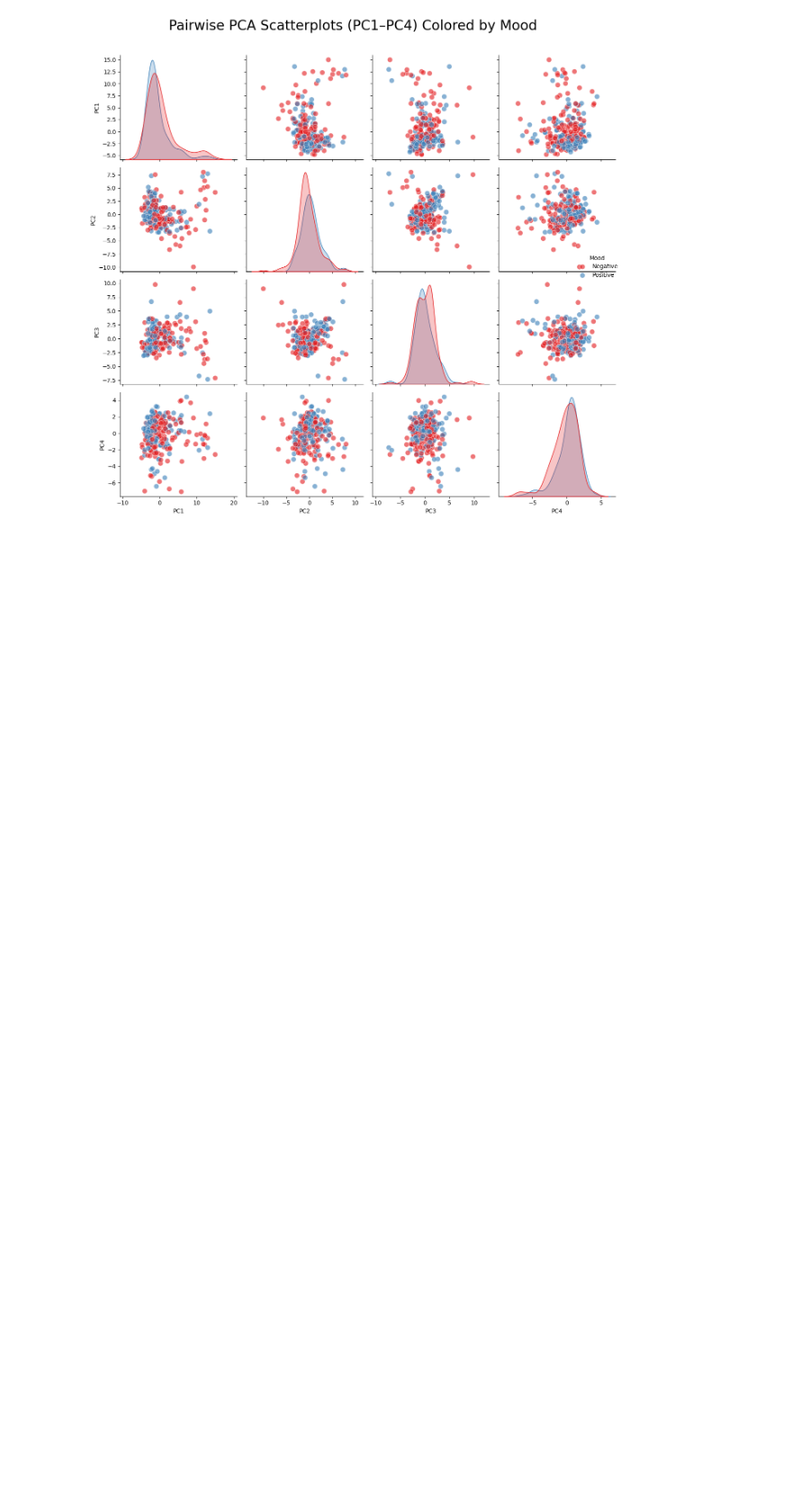
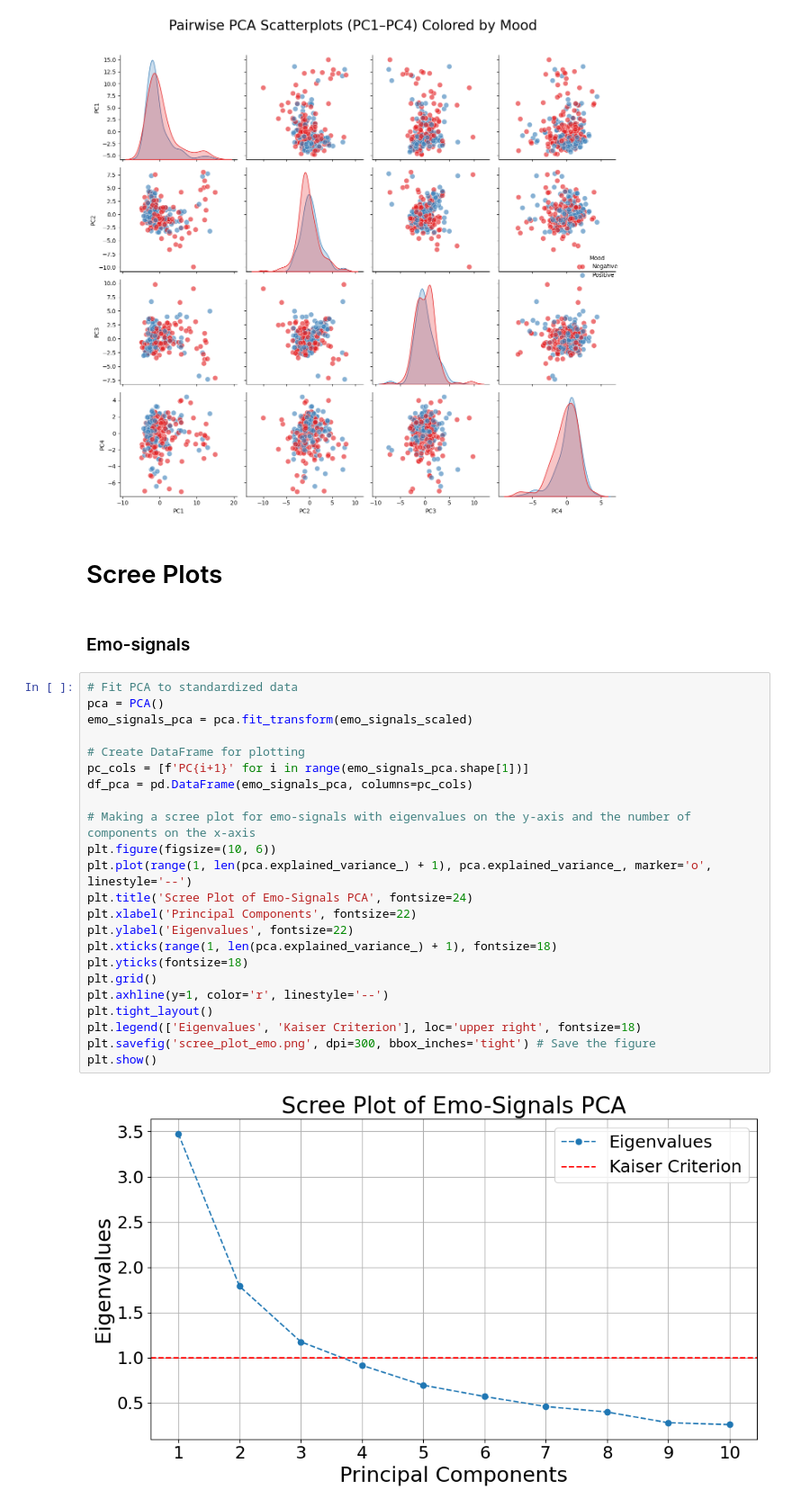
Before and after one commit to AntonWangDTU/case_2, a Jupyter notebook: src_johan/case_2_positive_negative.ipynb, the cells around one changed output. Shown at 90% size. Drawn from its saved outputs; the diff is of its cells as text; blank space fills up the shorter version.

Commit message:
scree

```diff
--- a/src_johan/case_2_positive_negative.ipynb
+++ b/src_johan/case_2_positive_negative.ipynb
@@ -709,3 +709,32 @@ plt.tight_layout()
 plt.show()
 # %% [output]
 [figure]
+# %% [markdown]
+# Scree Plots
+# %% [markdown]
+### Emo-signals
+# %%
+# Fit PCA to standardized data
+pca = PCA()
+emo_signals_pca = pca.fit_transform(emo_signals_scaled)
+
+# Create DataFrame for plotting
+pc_cols = [f'PC{i+1}' for i in range(emo_signals_pca.shape[1])]
+df_pca = pd.DataFrame(emo_signals_pca, columns=pc_cols)
+
+# Making a scree plot for emo-signals with eigenvalues on the y-axis and the number of components on the x-axis
+plt.figure(figsize=(10, 6))
+plt.plot(range(1, len(pca.explained_variance_) + 1), pca.explained_variance_, marker='o', linestyle='--')
+plt.title('Scree Plot of Emo-Signals PCA', fontsize=24)
+plt.xlabel('Principal Components', fontsize=22)
+plt.ylabel('Eigenvalues', fontsize=22)
+plt.xticks(range(1, len(pca.explained_variance_) + 1), fontsize=18)
+plt.yticks(fontsize=18)
+plt.grid()
+plt.axhline(y=1, color='r', linestyle='--')
+plt.tight_layout()
+plt.legend(['Eigenvalues', 'Kaiser Criterion'], loc='upper right', fontsize=18)
+plt.savefig('scree_plot_emo.png', dpi=300, bbox_inches='tight') # Save the figure
+plt.show()
+# %% [output]
+[figure, added]
```
Also changed, not shown: parts of 2 cells of this notebook, 2 other files.
